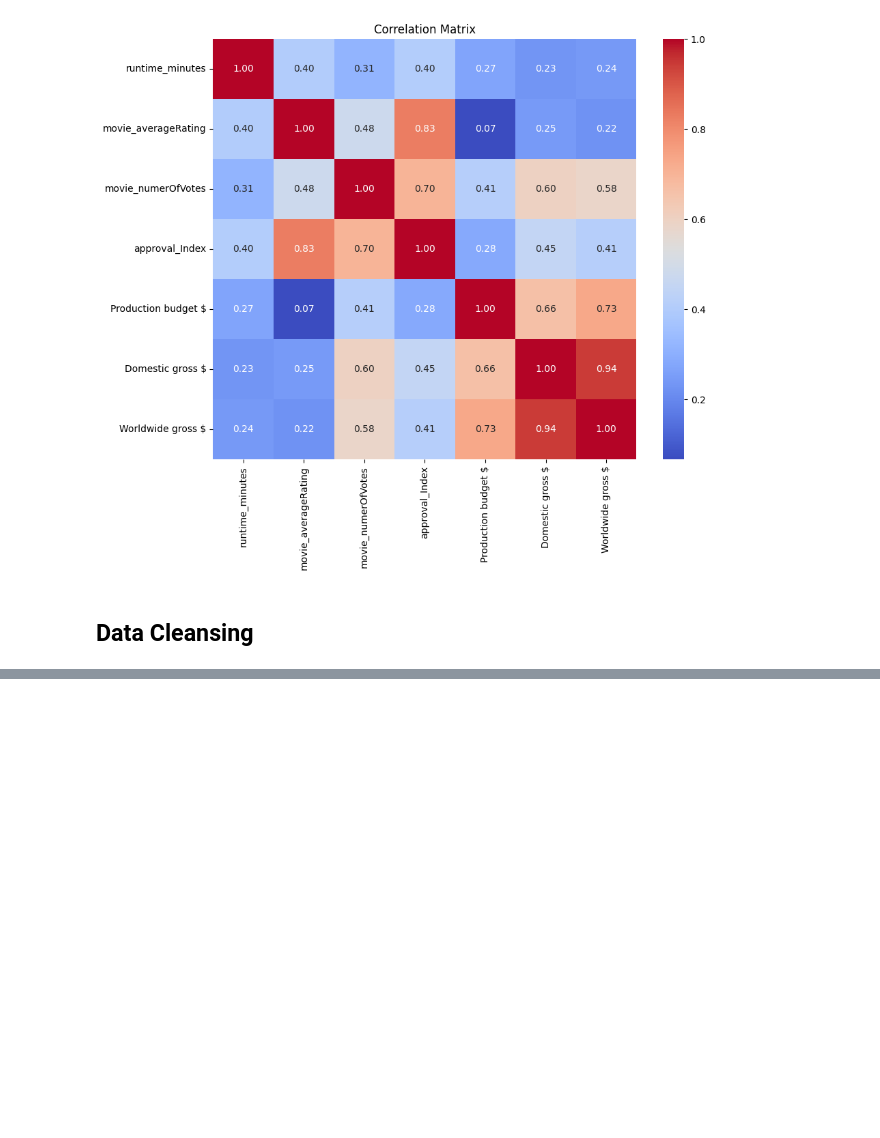
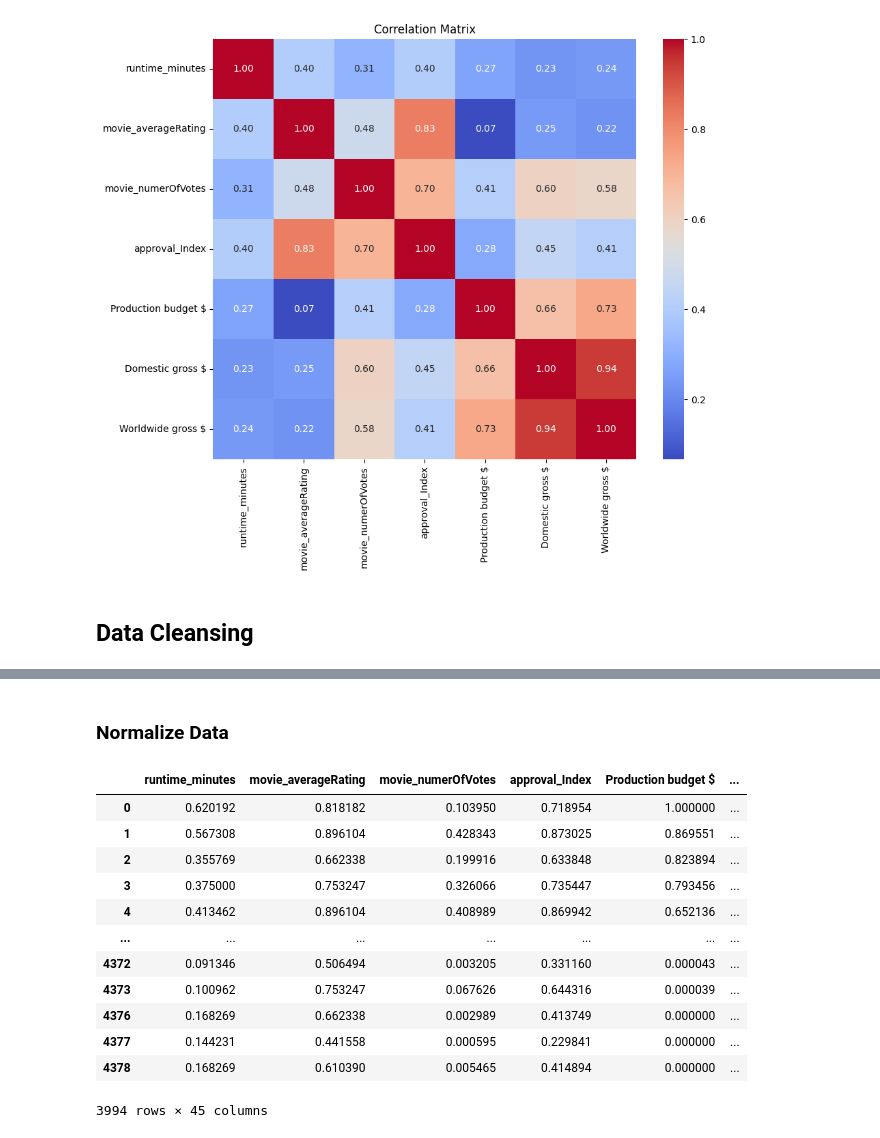
Before and after one commit to gusanitor8/DeepLearningLab2, a Jupyter notebook: lab2.ipynb, the cells around one changed output, grey strips where cells are left out. Saved outputs shown, nothing was run; the diff lists cells and outputs as text; code cells hidden in the pictures; blank space fills up the shorter version.

```diff
--- a/lab2.ipynb
+++ b/lab2.ipynb
@@ -139,0 +301,23 @@ plt.show()
+# %% [markdown]
+### Normalize Data
+# %%
+# Normalize the data using Min-Max scaling
+df_min = df_encoded.min()
+df_max = df_encoded.max()
+df_normalized = (df_encoded - df_min) / (df_max - df_min)
+
+df_normalized
+# %% [output]
+|  | runtime_minutes | movie_averageRating | movie_numerOfVotes | approval_Index | Production budget $ | ... |
+| 0 | 0.620192 | 0.818182 | 0.103950 | 0.718954 | 1.000000 | ... |
+| 1 | 0.567308 | 0.896104 | 0.428343 | 0.873025 | 0.869551 | ... |
+| 2 | 0.355769 | 0.662338 | 0.199916 | 0.633848 | 0.823894 | ... |
+| 3 | 0.375000 | 0.753247 | 0.326066 | 0.735447 | 0.793456 | ... |
+| 4 | 0.413462 | 0.896104 | 0.408989 | 0.869942 | 0.652136 | ... |
+| ... | ... | ... | ... | ... | ... | ... |
+| 4372 | 0.091346 | 0.506494 | 0.003205 | 0.331160 | 0.000043 | ... |
+| 4373 | 0.100962 | 0.753247 | 0.067626 | 0.644316 | 0.000039 | ... |
+| 4376 | 0.168269 | 0.662338 | 0.002989 | 0.413749 | 0.000000 | ... |
+| 4377 | 0.144231 | 0.441558 | 0.000595 | 0.229841 | 0.000000 | ... |
+| 4378 | 0.168269 | 0.610390 | 0.005465 | 0.414894 | 0.000000 | ... |
+3994 rows × 45 columns
```
Also changed, not shown: parts of 13 cells of this notebook.
